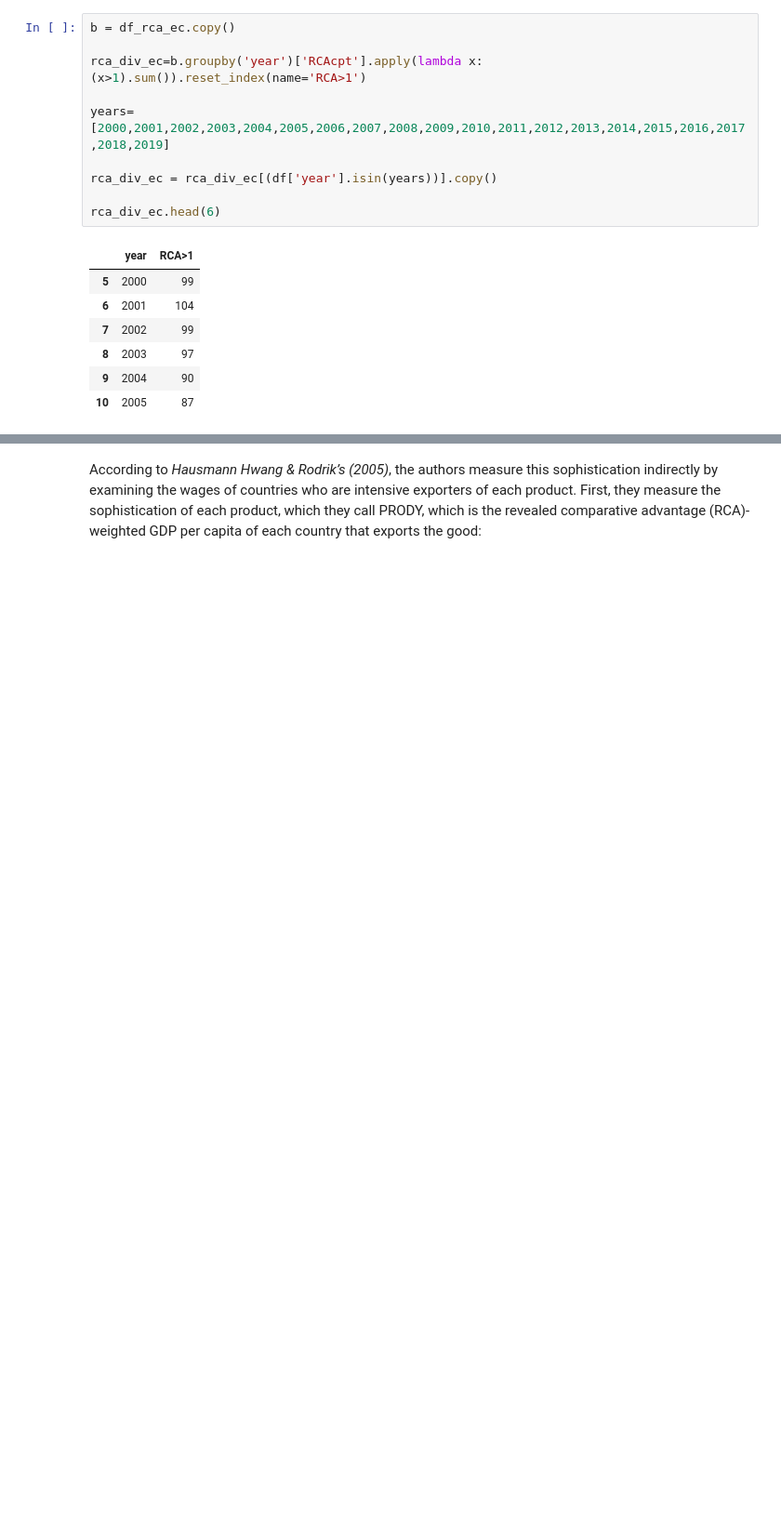
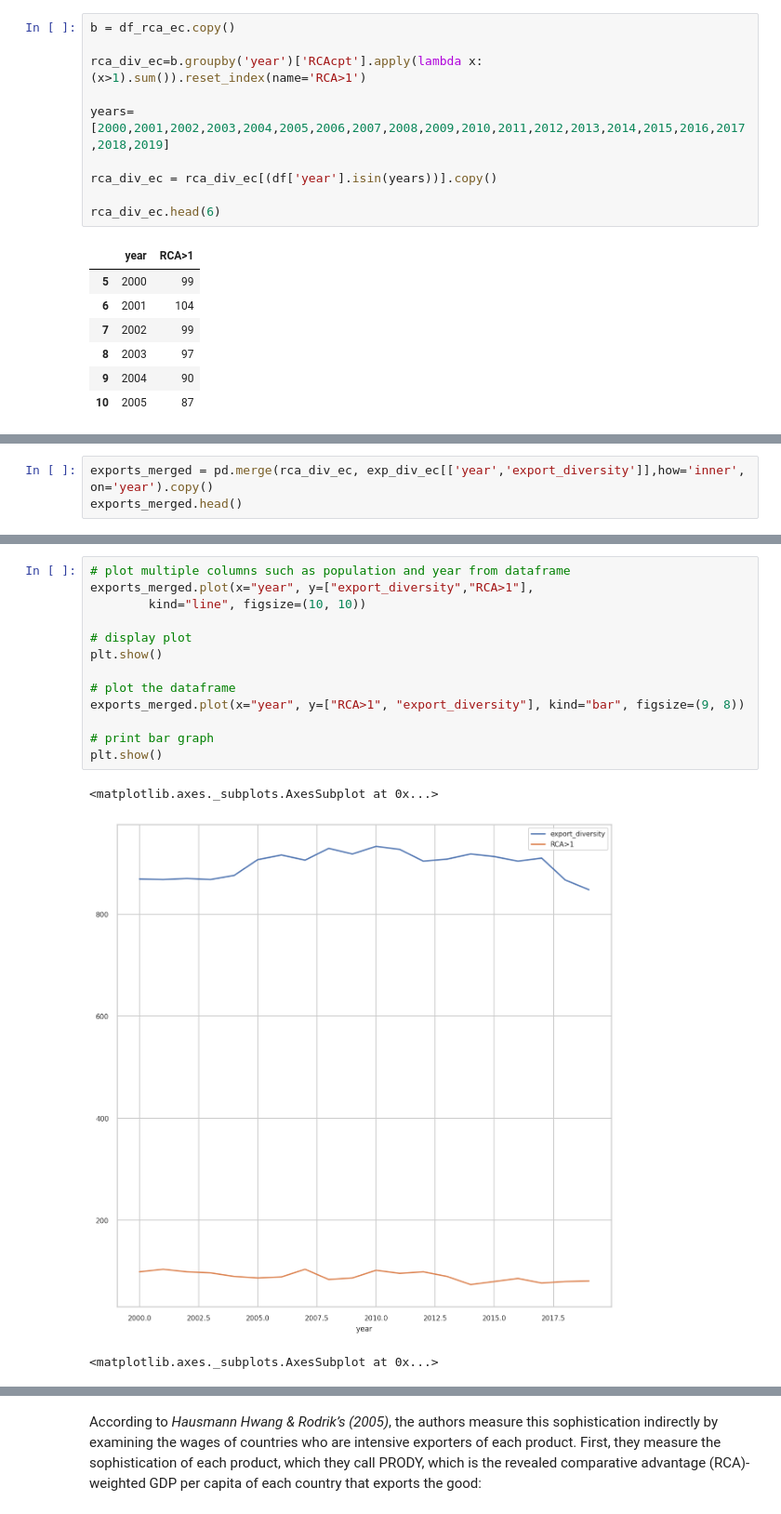
Before and after one commit to descandon88/Ecuador-Growth-data-set, a Jupyter notebook: Ecuador_contrade_data_analysis.ipynb, the cells around one changed output, grey strips where cells are left out. Shown at 93% size. Drawn from its saved outputs; the diff is of its cells as text; blank space fills up the shorter version.

```diff
--- a/Ecuador_contrade_data_analysis.ipynb
+++ b/Ecuador_contrade_data_analysis.ipynb
@@ -674,0 +678,3 @@ Text(0, 0.5, 'Diversidad (# de Productos)')
+# %%
+exports_merged = pd.merge(rca_div_ec, exp_div_ec[['year','export_diversity']],how='inner', on='year').copy()
+exports_merged.head()
@@ -674,0 +688,17 @@ Text(0, 0.5, 'Diversidad (# de Productos)')
+# %%
+# plot multiple columns such as population and year from dataframe
+exports_merged.plot(x="year", y=["export_diversity","RCA>1"],
+        kind="line", figsize=(10, 10))
+
+# display plot
+plt.show()
+
+# plot the dataframe
+exports_merged.plot(x="year", y=["RCA>1", "export_diversity"], kind="bar", figsize=(9, 8))
+
+# print bar graph
+plt.show()
+# %% [output]
+<matplotlib.axes._subplots.AxesSubplot at 0x...>
+[figure, added]
+<matplotlib.axes._subplots.AxesSubplot at 0x...>
```
Also changed, not shown: parts of 8 cells of this notebook.
